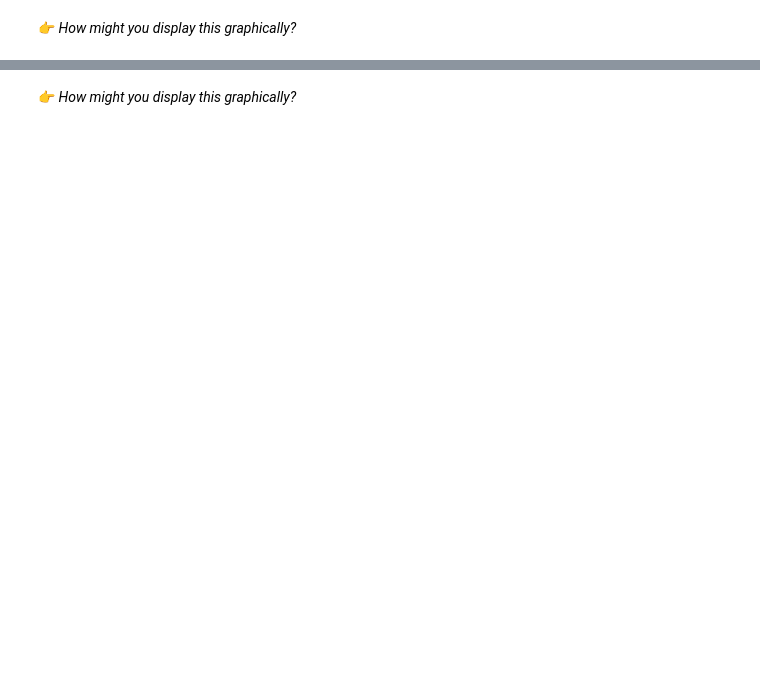
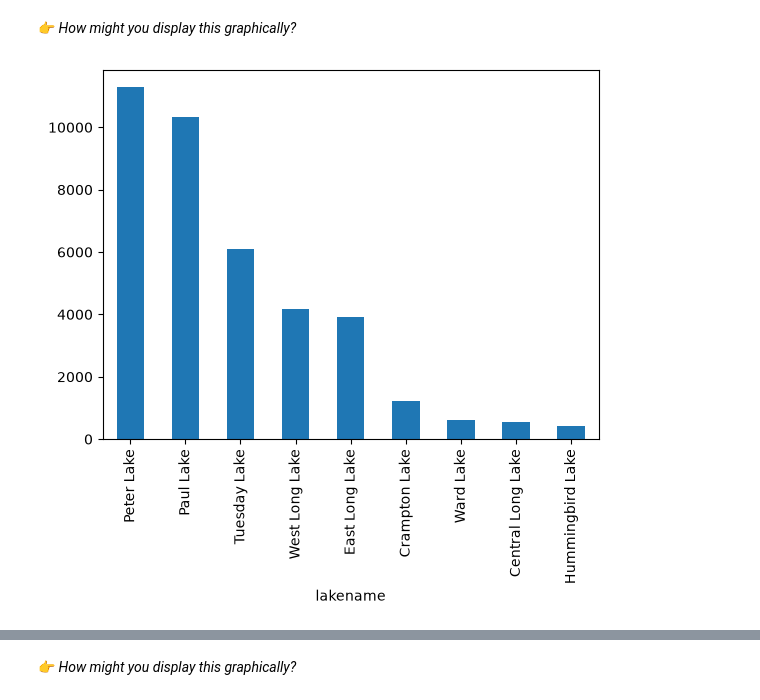
Before and after one commit to sarahj-hall/ENV700, a Jupyter notebook: Lessons/M4-data-wrangling-1.ipynb, the cells around one changed output, grey strips where cells are left out. Saved outputs shown, nothing was run; the diff lists cells and outputs as text; code cells hidden in the pictures; blank space fills up the shorter version.

```diff
--- a/Lessons/M4-data-wrangling-1.ipynb
+++ b/Lessons/M4-data-wrangling-1.ipynb
@@ -75,6 +133,9 @@ NTL_phys_data["lakename"].value_counts()
 👉 *How might you display this graphically?*
 # %%
 # Plot how many observations are available for each lake
+NTL_phys_data["lakename"].value_counts().plot(kind = "bar");
+# %% [output]
+[figure, added]
 # %%
 # What is the distribution of temperature values?
 NTL_phys_data["temperature_C"].describe()
```
Also changed, not shown: parts of 44 cells of this notebook, 1 other file.
